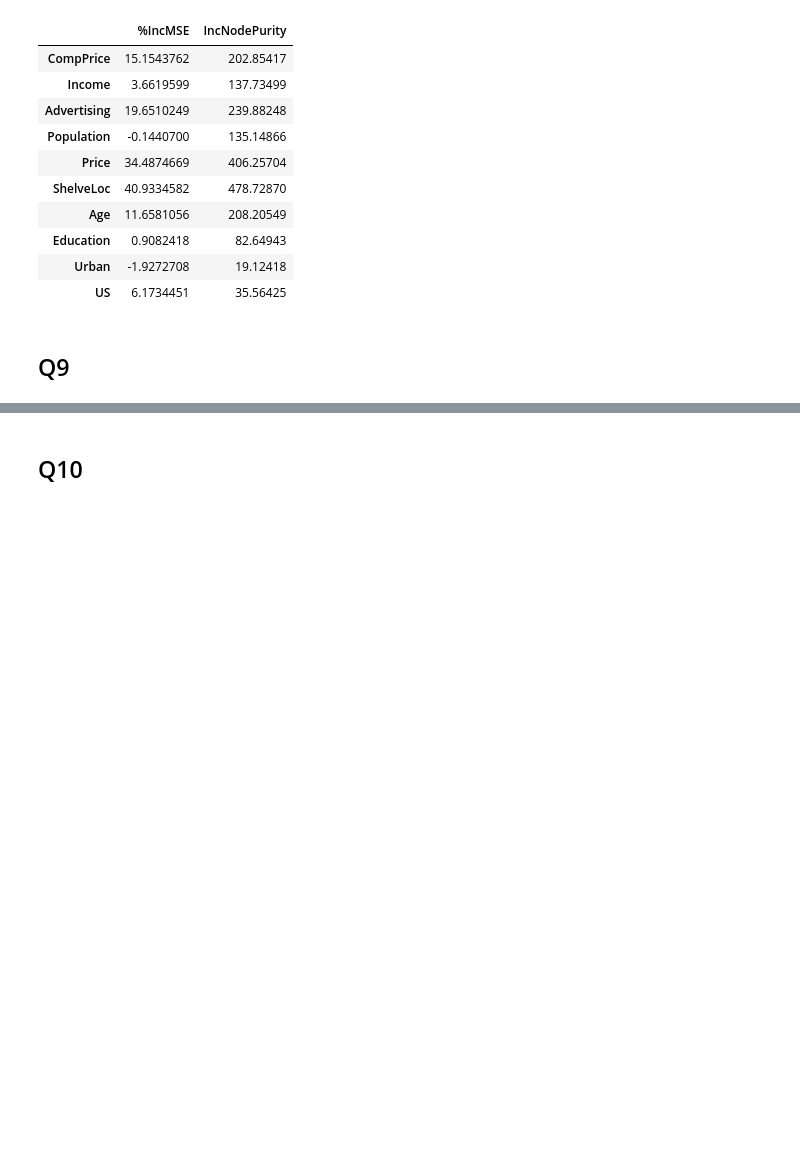
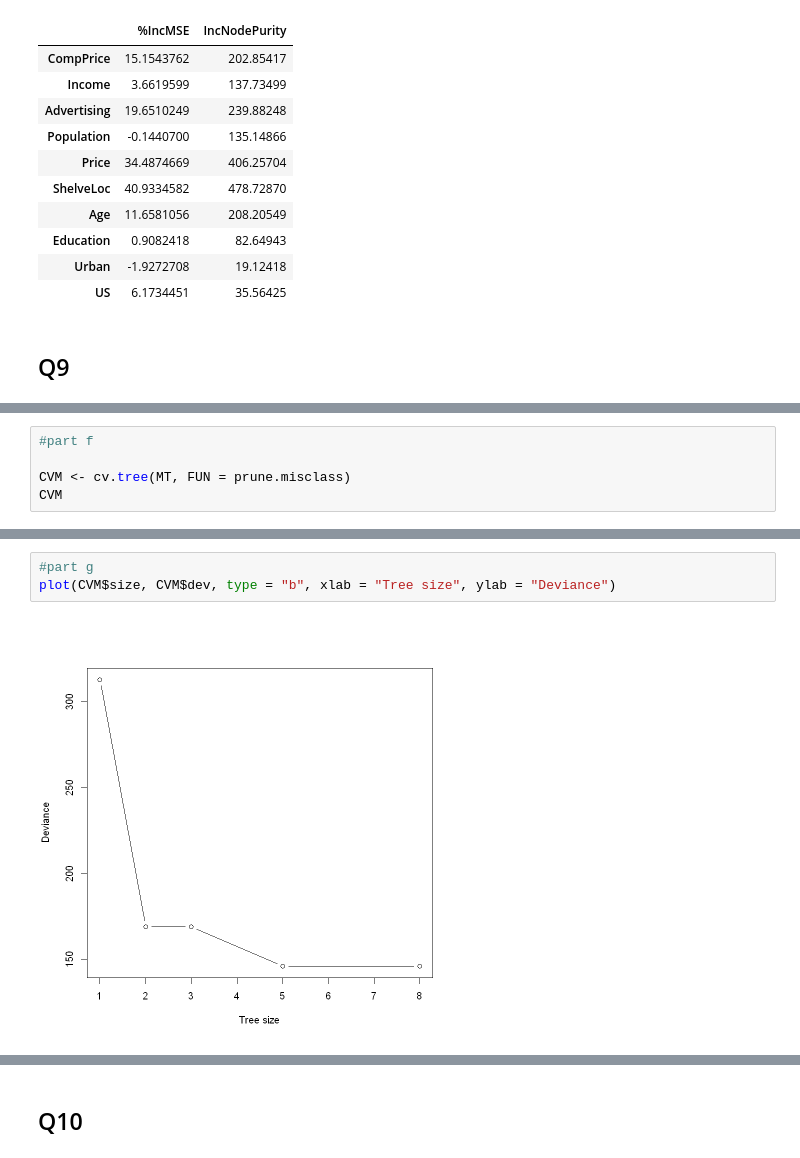
Before and after one commit to alipourmotlagh/MBD_statistical_learning, a Jupyter notebook: Chapter 8/Chapter 8 Q 3,5,8,9,10.ipynb, the cells around one changed output, grey strips where cells are left out. Saved outputs shown, nothing was run; the diff lists cells and outputs as text; blank space fills up the shorter version.

```diff
--- a/Chapter 8/Chapter 8 Q 3,5,8,9,10.ipynb
+++ b/Chapter 8/Chapter 8 Q 3,5,8,9,10.ipynb
@@ -168,0 +230,5 @@ A matrix: 10 × 2 of type dbl
+# %%
+#part f
+
+CVM <- cv.tree(MT, FUN = prune.misclass)
+CVM
@@ -168,0 +250,5 @@ A matrix: 10 × 2 of type dbl
+# %%
+#part g
+plot(CVM$size, CVM$dev, type = "b", xlab = "Tree size", ylab = "Deviance")
+# %% [output]
+[figure, added]
```
Also changed, not shown: parts of 26 cells of this notebook.
